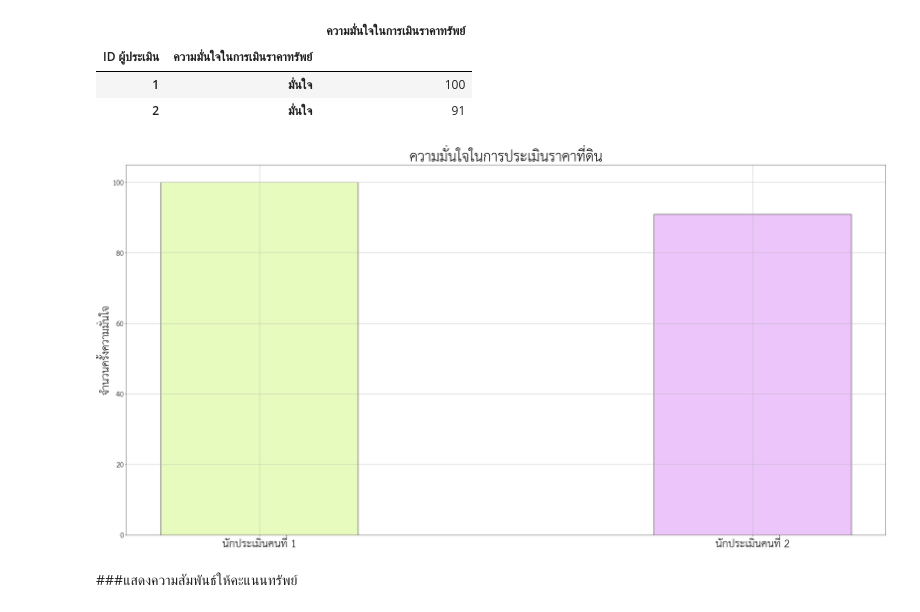
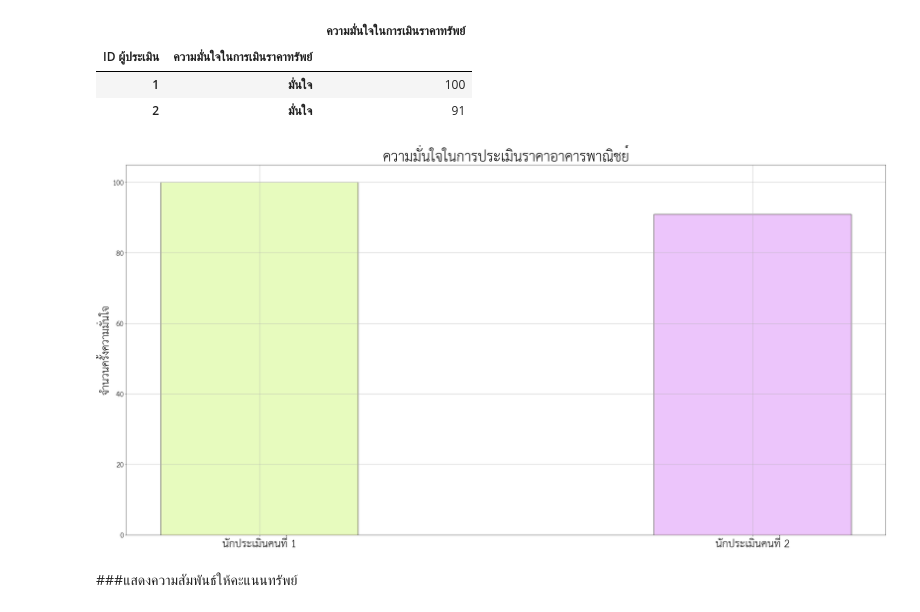
Before and after one commit to nannthd/bsc_dpdm22, a Jupyter notebook: [dataprep1] property estimator.ipynb, the cells around one changed output. Drawn from its saved outputs; the diff is of its cells as text; code cells hidden in the pictures.

```diff
--- a/[dataprep1] property estimator.ipynb
+++ b/[dataprep1] property estimator.ipynb
@@ -2066,6 +2066,7 @@ print(dataF5)
 
 [80 rows x 3 columns]
 # %%
+matplotlib.rcParams['figure.figsize']=[40,20]
 dataF5.plot(kind="line")
 plt.title('อาคารพาณิชย์',fontsize=40)
 plt.ylabel('ราคา',fontsize=30)
@@ -2094,13 +2095,13 @@ Table15
 | 2 | มั่นใจ | 91 |
 # %%
 plt.bar([1,1.5],Table15['ความมั่นใจในการเมินราคาทรัพย์'],width,ec="#000000", color=['#E7FBBE','#ECC5FB'])
-plt.title('ความมั่นใจในการประเมินราคาที่ดิน',fontsize=40)
+plt.title('ความมั่นใจในการประเมินราคาอาคารพาณิชย์',fontsize=40)
 plt.xticks([1,1.5],['นักประเมินคนที่ 1','นักประเมินคนที่ 2'],fontsize=30)
 plt.yticks(fontsize=20)
 plt.ylabel('จำนวนครั้งความมั่นใจ',fontsize=30);
 plt.grid(True)
 # %% [output]
-[figure, old version]
+[figure, new version]
 # %% [markdown]
 ###แสดงความสัมพันธ์ให้คะแนนทรัพย์
 # %%
```
Also changed, not shown: parts of 3 cells of this notebook.
